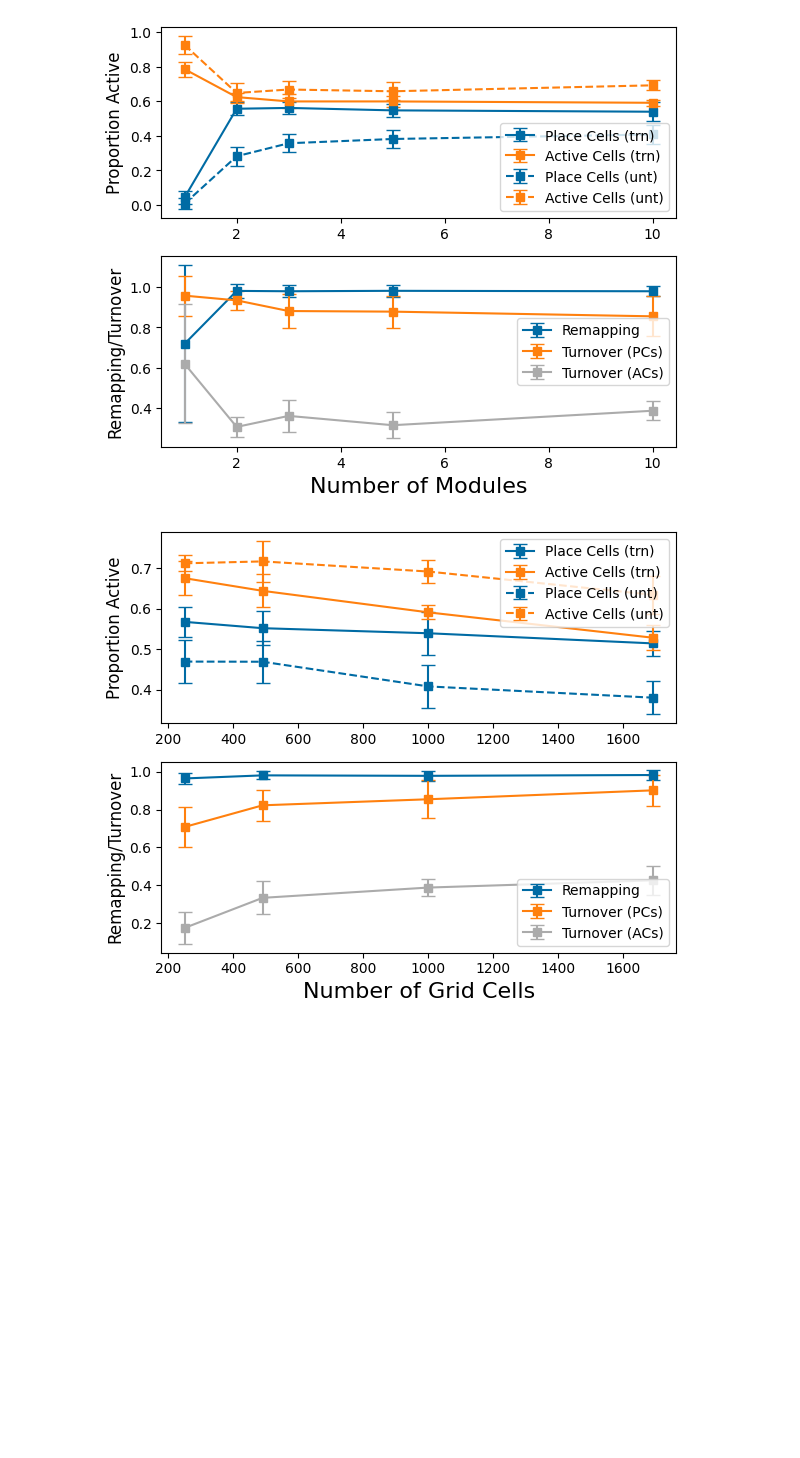
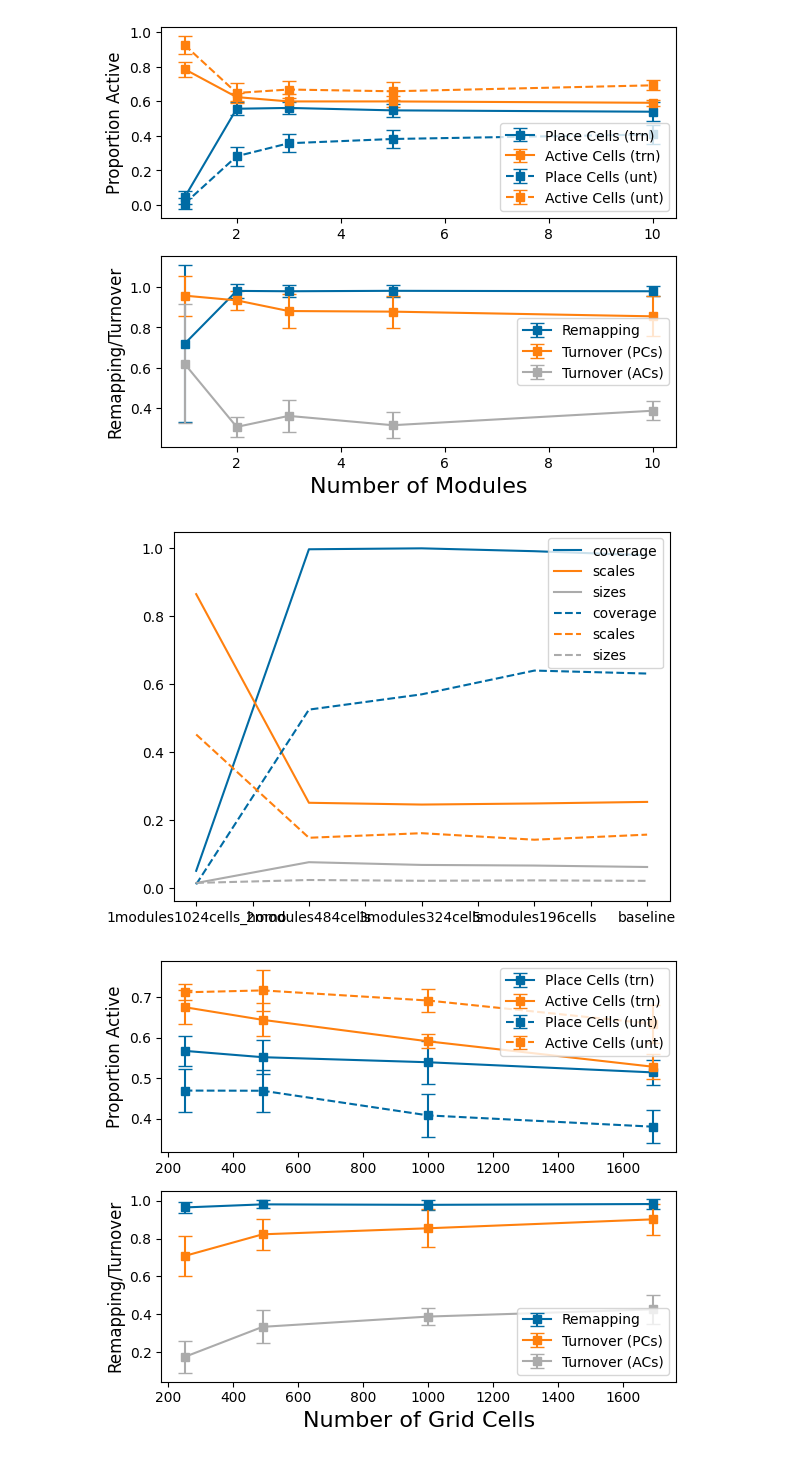
Before and after one commit to ChackMociute/Master-Thesis, a Jupyter notebook: analysis/remapping.ipynb, the cells around one changed output. Saved outputs shown, nothing was run; the diff lists cells and outputs as text; code cells hidden in the pictures; blank space fills up the shorter version.

```diff
--- a/analysis/remapping.ipynb
+++ b/analysis/remapping.ipynb
@@ -71,6 +83,10 @@ xlabel = 'Number of Modules'
 ma.plot_lines(xticks, xlabel, linear=True, filename="../figs/remap_modules.png")
 # %% [output]
 [figure]
+# %%
+ma.plot_coverage_stats()
+# %% [output]
+[figure, added]
 # %%
 cells = ['25cells', '49cells', 'baseline', '169cells']
 
```
Also changed, not shown: parts of 4 cells of this notebook, 1 other file.
